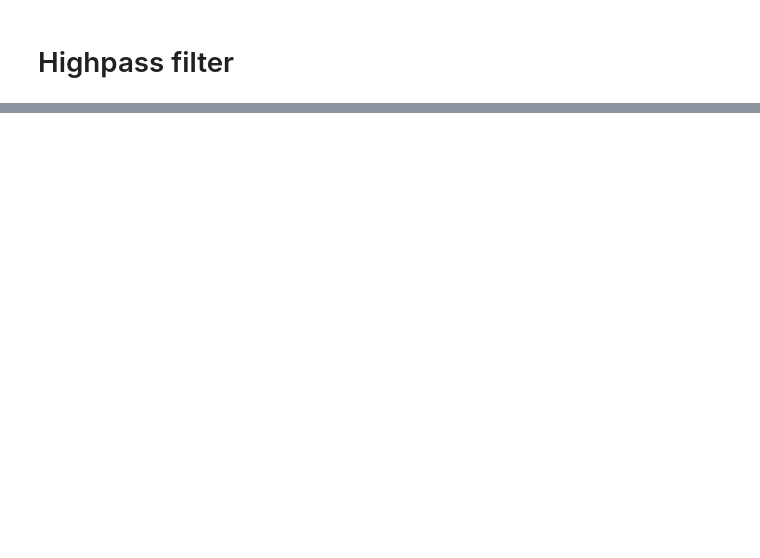
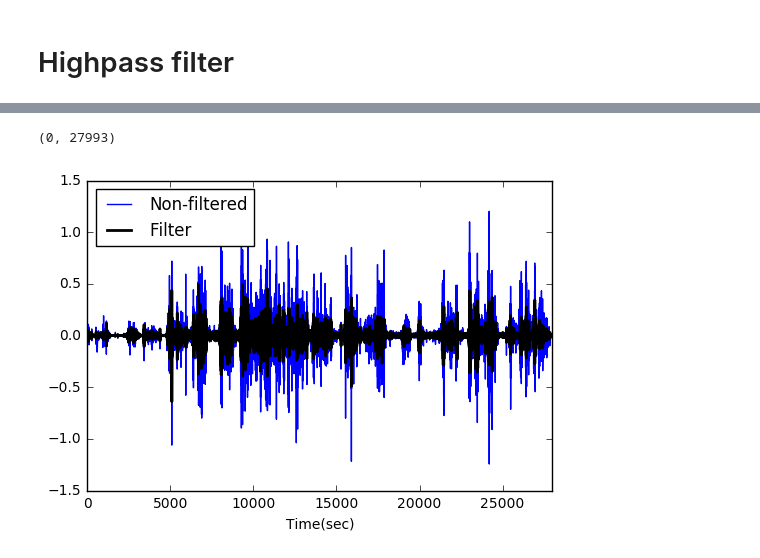
Before and after one commit to johnnyplaydrums/caliber, a Jupyter notebook: data_exploration/Applying Low_High Filtering.ipynb, the cells around one changed output, grey strips where cells are left out. Drawn from its saved outputs; the diff is of its cells as text; code cells hidden in the pictures; blank space fills up the shorter version.

Commit message:
Highpass filtering
Applying the highpass filtering

```diff
--- a/data_exploration/Applying Low_High Filtering.ipynb
+++ b/data_exploration/Applying Low_High Filtering.ipynb
@@ -159,3 +139,7 @@ plt.xlim(0, len(filter_fil))
 # %% [output]
 (0, 27993)
 [figure]
+# %%
+for c in ['x', 'y', 'z', 'norm']:
+    fil[c+'_lowpass'] = lowpass_filter(fil[c], cutoff, fs, order)
+fil.head()
@@ -162,2 +153,19 @@ plt.xlim(0, len(filter_fil))
 # %% [markdown]
 # Highpass filter
+# %%
+# Filter requirements(This can be changed depending on the data)
+order = 6
+fs = 10.0  # sample rate,
+cutoff = 3.     # desired cutoff frequency of the filter, Hz
+
+#filter coefficents
+b, a = highpass(cutoff, fs, order)
+
+# Plotting the freq
+w, h = freqz(b, a, worN=8000)
+plt.plot(0.5*fs*w/np.pi, np.abs(h))
+plt.plot(cutoff, 0.5*np.sqrt(2), 'ko')
+plt.axvline(cutoff, color='k')
+plt.xlim(0, 5)
+plt.title("Highpass Filter Frequency")
+plt.xlabel('Frequency')
@@ -163,0 +175,13 @@ plt.xlim(0, len(filter_fil))
+# %%
+# Test the filter on a sample of the dataset
+filter_fil = fil[fil['move'] == 1]['x']
+filter_x = range(len(filter_fil))
+filter_y = highpass_filter(filter_fil, cutoff, fs, order)
+plt.plot(filter_x, filter_fil, linewidth=1, label='Non-filtered')
+plt.plot(filter_x, filter_y, linewidth=2, label='Filter', color = 'black')
+plt.xlabel('Time(sec)')
+plt.legend(loc='upper left')
+plt.xlim(0, len(filter_fil))
+# %% [output]
+(0, 27993)
+[figure, added]
```
Also changed, not shown: parts of 9 cells of this notebook.
